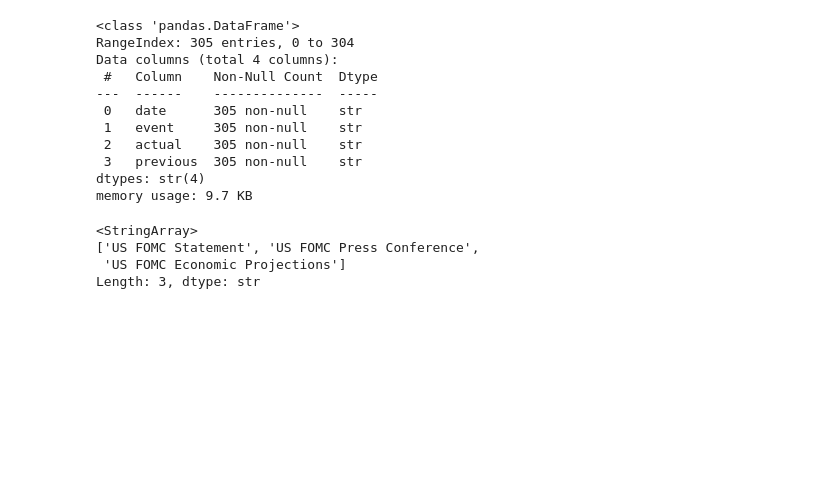
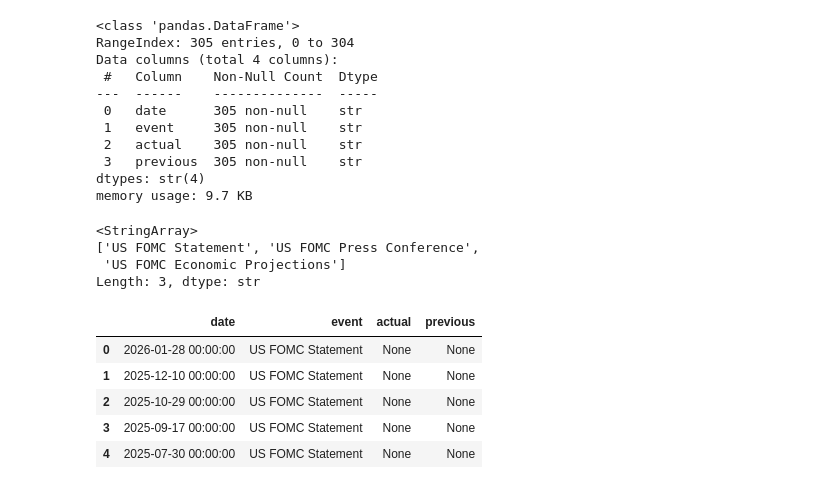
Before and after one commit to iagorivadulla/Market-Regime-ML-Meta-Labeling-System, a Jupyter notebook: data/interim/testing.ipynb, the cells around one changed output. Saved outputs shown, nothing was run; the diff lists cells and outputs as text; code cells hidden in the pictures; blank space fills up the shorter version.

```diff
--- a/data/interim/testing.ipynb
+++ b/data/interim/testing.ipynb
@@ -219,3 +274,12 @@ events_no_data['event'].unique()
 ['US FOMC Statement', 'US FOMC Press Conference',
  'US FOMC Economic Projections']
 Length: 3, dtype: str
+# %%
+events_no_data.head()
+# %% [output]
+|  | date | event | actual | previous |
+| 0 | 2026-01-28 00:00:00 | US FOMC Statement | None | None |
+| 1 | 2025-12-10 00:00:00 | US FOMC Statement | None | None |
+| 2 | 2025-10-29 00:00:00 | US FOMC Statement | None | None |
+| 3 | 2025-09-17 00:00:00 | US FOMC Statement | None | None |
+| 4 | 2025-07-30 00:00:00 | US FOMC Statement | None | None |
```
Also changed, not shown: parts of 9 cells of this notebook.
